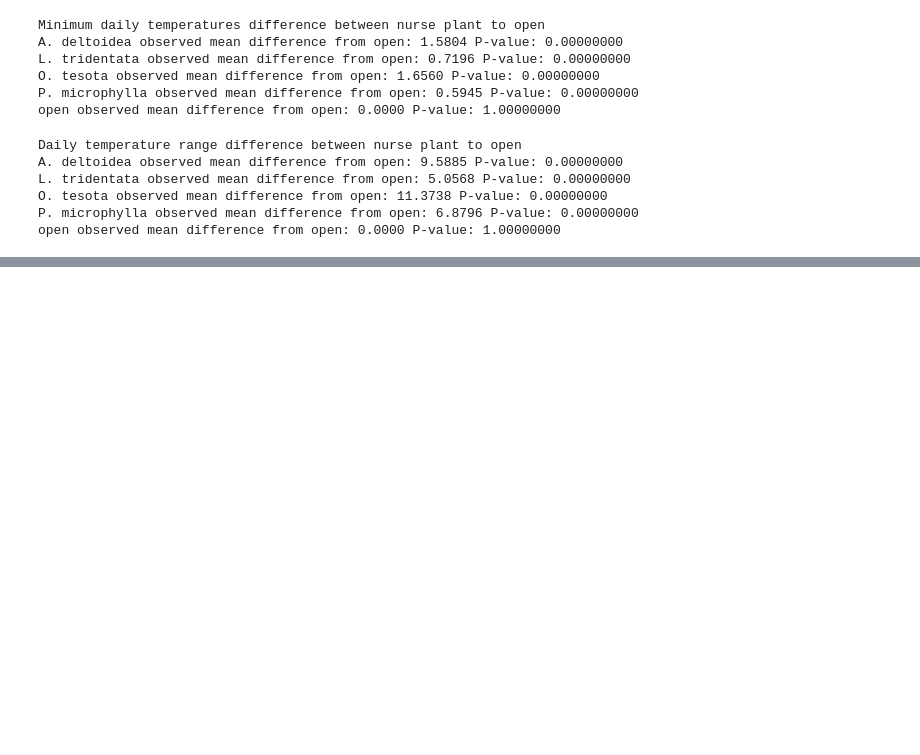
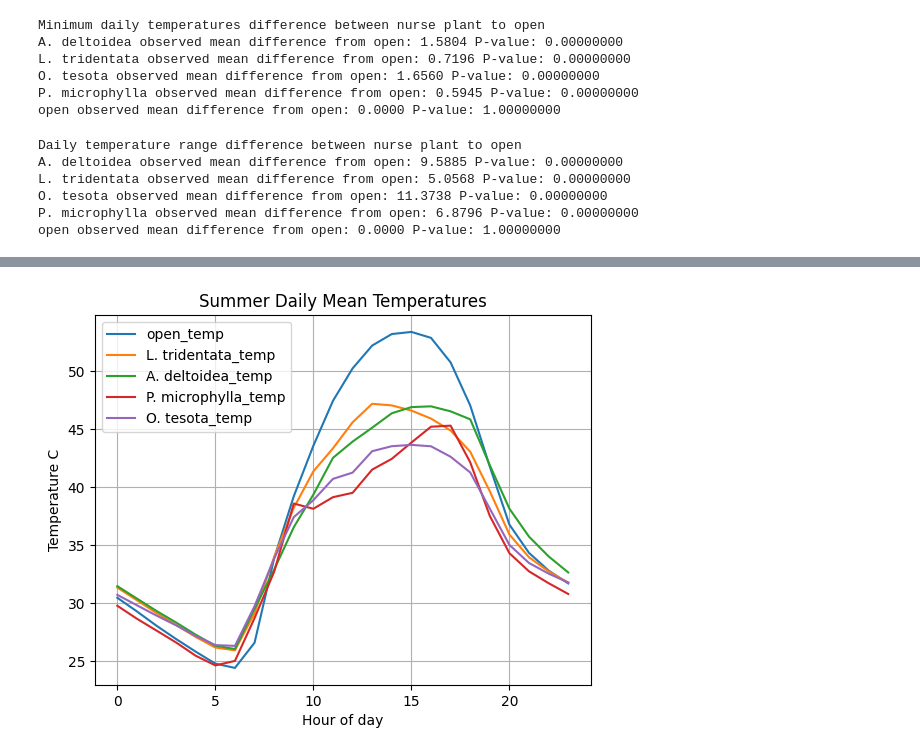
Before and after one commit to haberkornm/Nurse-plant-temperature-microclimates-, a Jupyter notebook: Nurse_plant_analysis.ipynb, the cells around one changed output, grey strips where cells are left out. Cells and saved outputs as stored; diff of their text form; code cells hidden in the pictures; blank space fills up the shorter version.

```diff
--- a/Nurse_plant_analysis.ipynb
+++ b/Nurse_plant_analysis.ipynb
@@ -377,0 +470,11 @@ open observed mean difference from open: 0.0000 P-value: 1.00000000
+# %%
+for i in day_summer.columns:
+    plt.plot(day_summer.index, day_summer[i], label = i)
+plt.grid()
+plt.title('Summer Daily Mean Temperatures')
+plt.ylabel('Temperature C')
+plt.xlabel('Hour of day')
+plt.legend()
+plt.show()
+# %% [output]
+[figure, added]
```
Also changed, not shown: parts of 13 cells of this notebook.
